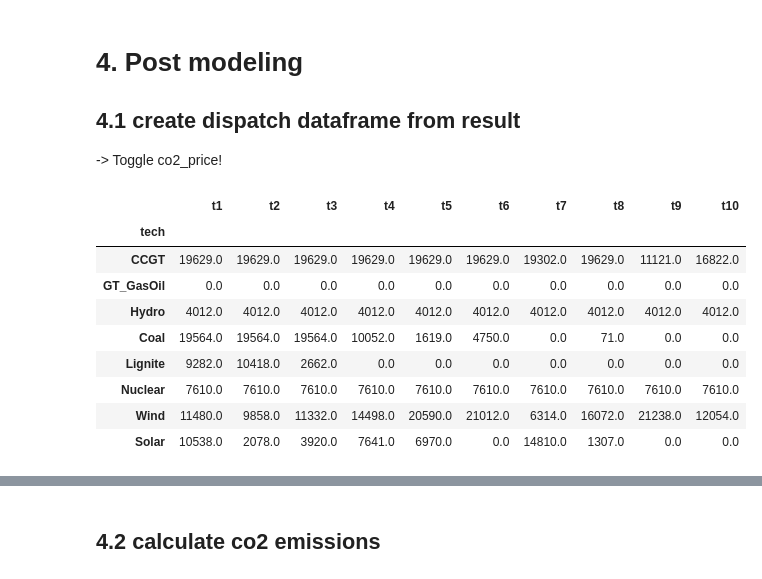
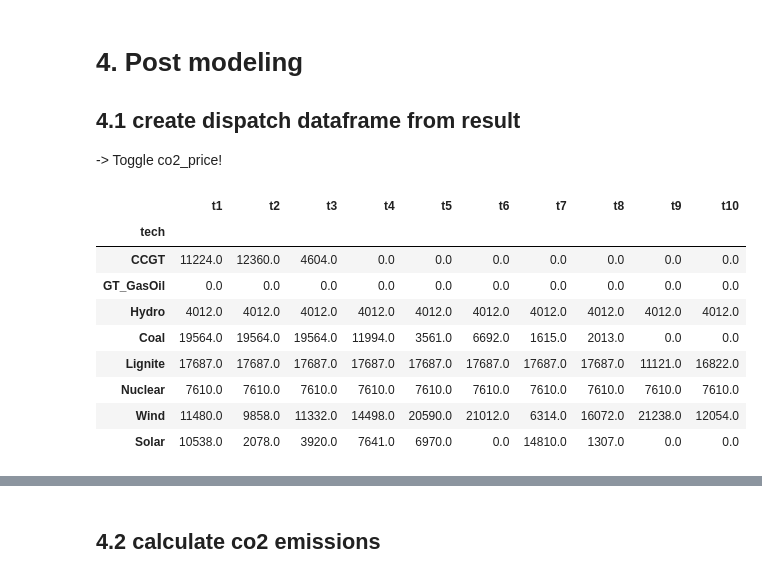
Before and after one commit to tllsngnzlz/ensys-pyomo, a Jupyter notebook: simple_example.ipynb, the cells around one changed output, grey strips where cells are left out. Saved outputs shown, nothing was run; the diff lists cells and outputs as text; code cells hidden in the pictures.

```diff
--- a/simple_example.ipynb
+++ b/simple_example.ipynb
@@ -136,22 +136,26 @@ def model_solve (timestep, co2=False):
 ## 4.1 create dispatch dataframe from result
 -> Toggle co2_price!
 # %%
-co2_price = True # toggle co2 False and True for co2-price
+co2_price = False # toggle co2 False and True for co2-price
 result_dispatch_df = pd.DataFrame()
+shadow_prices_df = pd.DataFrame()
 for t in load.columns.values:
     model, results = model_solve(t, co2_price)
     for gen in model.x:
         result_dispatch_df.loc[gen,t] = model.x[gen].value
+    """#for d in model.dual:
+    shadow_prices_df[t] = model.dual.display"""
 result_dispatch_df = result_dispatch_df.reindex(tech_data.index) #same order as tech_data
 result_dispatch_df #[MW]
+#shadow_prices_df
 # %% [output]
 |  | t1 | t2 | t3 | t4 | t5 | t6 | t7 | t8 | t9 | t10 |
 | tech |  |  |  |  |  |  |  |  |  |  |
-| CCGT | 19629.0 | 19629.0 | 19629.0 | 19629.0 | 19629.0 | 19629.0 | 19302.0 | 19629.0 | 11121.0 | 16822.0 |
+| CCGT | 11224.0 | 12360.0 | 4604.0 | 0.0 | 0.0 | 0.0 | 0.0 | 0.0 | 0.0 | 0.0 |
 | GT_GasOil | 0.0 | 0.0 | 0.0 | 0.0 | 0.0 | 0.0 | 0.0 | 0.0 | 0.0 | 0.0 |
 | Hydro | 4012.0 | 4012.0 | 4012.0 | 4012.0 | 4012.0 | 4012.0 | 4012.0 | 4012.0 | 4012.0 | 4012.0 |
-| Coal | 19564.0 | 19564.0 | 19564.0 | 10052.0 | 1619.0 | 4750.0 | 0.0 | 71.0 | 0.0 | 0.0 |
-| Lignite | 9282.0 | 10418.0 | 2662.0 | 0.0 | 0.0 | 0.0 | 0.0 | 0.0 | 0.0 | 0.0 |
+| Coal | 19564.0 | 19564.0 | 19564.0 | 11994.0 | 3561.0 | 6692.0 | 1615.0 | 2013.0 | 0.0 | 0.0 |
+| Lignite | 17687.0 | 17687.0 | 17687.0 | 17687.0 | 17687.0 | 17687.0 | 17687.0 | 17687.0 | 11121.0 | 16822.0 |
 | Nuclear | 7610.0 | 7610.0 | 7610.0 | 7610.0 | 7610.0 | 7610.0 | 7610.0 | 7610.0 | 7610.0 | 7610.0 |
 | Wind | 11480.0 | 9858.0 | 11332.0 | 14498.0 | 20590.0 | 21012.0 | 6314.0 | 16072.0 | 21238.0 | 12054.0 |
 | Solar | 10538.0 | 2078.0 | 3920.0 | 7641.0 | 6970.0 | 0.0 | 14810.0 | 1307.0 | 0.0 | 0.0 |
```
Also changed, not shown: parts of 12 cells of this notebook.
